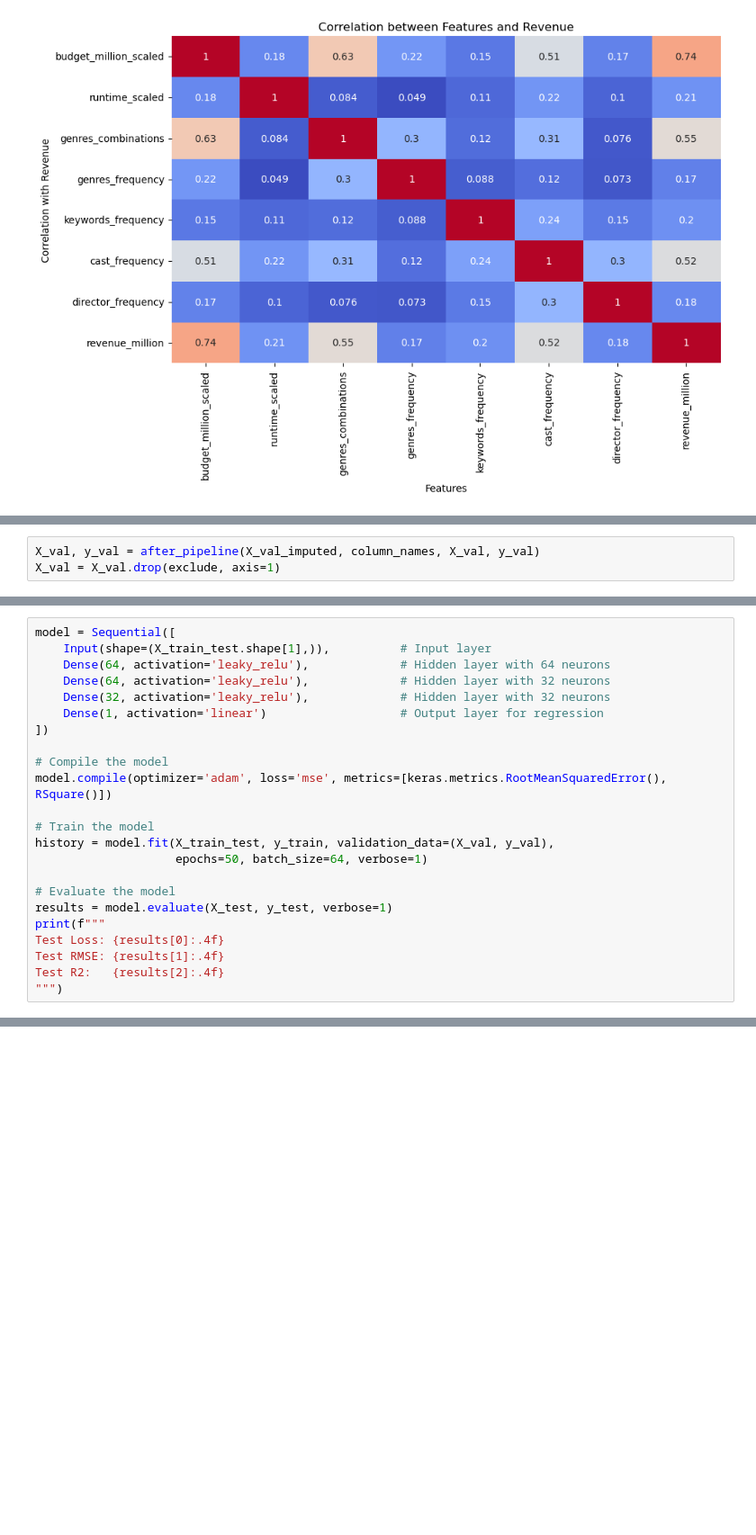
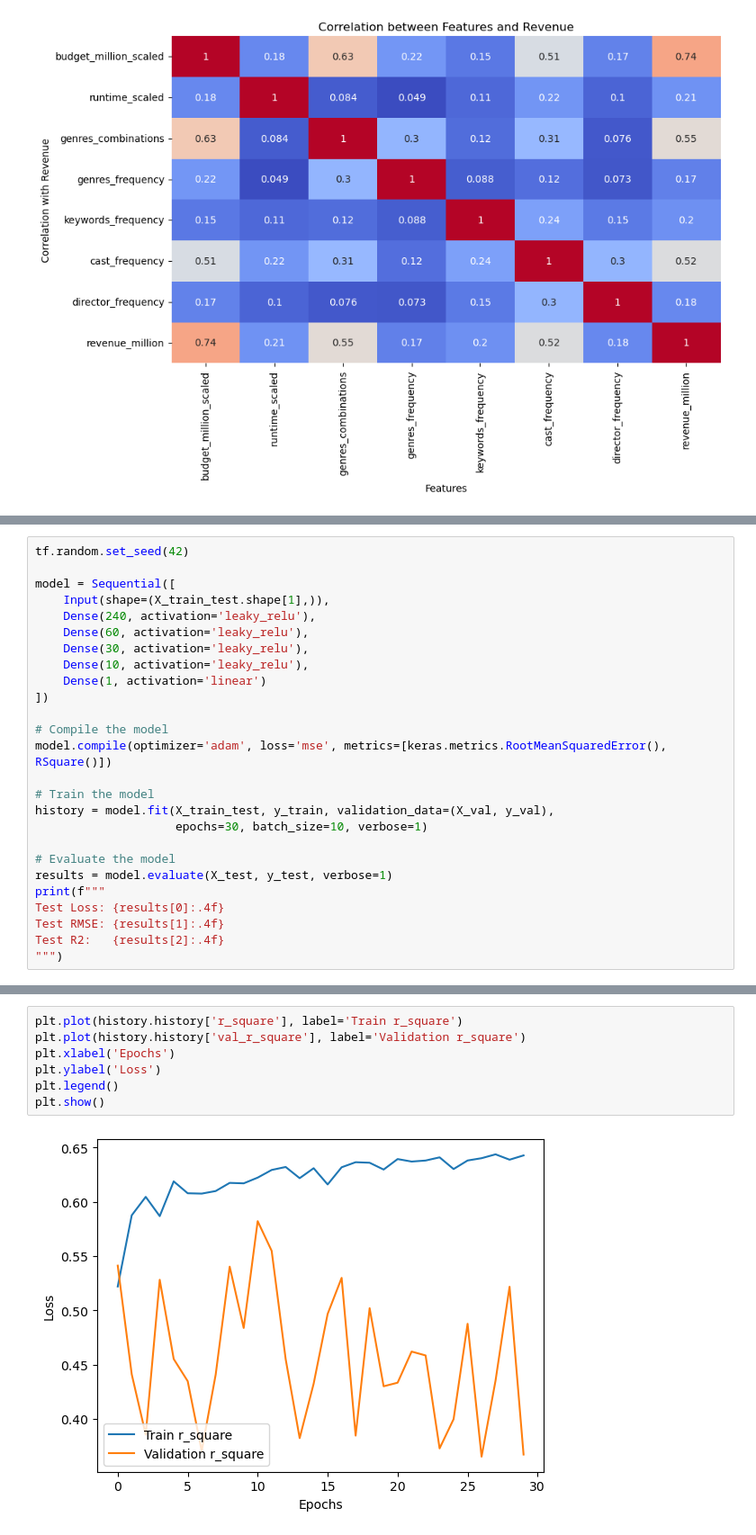
Before and after one commit to Mar7inD/MAL1_Group_Assignments, a Jupyter notebook: Assignment 7/7. Final Group Project.ipynb, the cells around one changed output, grey strips where cells are left out. Shown at 90% size. Drawn from its saved outputs; the diff is of its cells as text; blank space fills up the shorter version.

```diff
--- a/Assignment 7/7. Final Group Project.ipynb
+++ b/Assignment 7/7. Final Group Project.ipynb
@@ -1519,3 +1556,0 @@ The Random Forest is performing better than the base model when we compare R2 an
-# %%
-X_val, y_val = after_pipeline(X_val_imputed, column_names, X_val, y_val)
-X_val = X_val.drop(exclude, axis=1)
@@ -1522,10 +1603,13 @@ X_val = X_val.drop(exclude, axis=1)
 # %%
+tf.random.set_seed(42)
+
 model = Sequential([
-    Input(shape=(X_train_test.shape[1],)),          # Input layer
-    Dense(64, activation='leaky_relu'),             # Hidden layer with 64 neurons
-    Dense(64, activation='leaky_relu'),             # Hidden layer with 32 neurons
-    Dense(32, activation='leaky_relu'),             # Hidden layer with 32 neurons
-    Dense(1, activation='linear')                   # Output layer for regression
+    Input(shape=(X_train_test.shape[1],)),
+    Dense(240, activation='leaky_relu'),
+    Dense(60, activation='leaky_relu'),
+    Dense(30, activation='leaky_relu'),
+    Dense(10, activation='leaky_relu'),
+    Dense(1, activation='linear')
 ])
 
 # Compile the model
@@ -1533,7 +1617,7 @@ model.compile(optimizer='adam', loss='mse', metrics=[keras.metrics.RootMeanSquar
 
 # Train the model
 history = model.fit(X_train_test, y_train, validation_data=(X_val, y_val),
-                    epochs=50, batch_size=64, verbose=1)
+                    epochs=30, batch_size=10, verbose=1)
 
 # Evaluate the model
 results = model.evaluate(X_test, y_test, verbose=1)
@@ -1544,0 +1647,9 @@ Test R2:   {results[2]:.4f}
+# %%
+plt.plot(history.history['r_square'], label='Train r_square')
+plt.plot(history.history['val_r_square'], label='Validation r_square')
+plt.xlabel('Epochs')
+plt.ylabel('Loss')
+plt.legend()
+plt.show()
+# %% [output]
+[figure, added]
```
Also changed, not shown: parts of 22 cells of this notebook, 1 other file.
